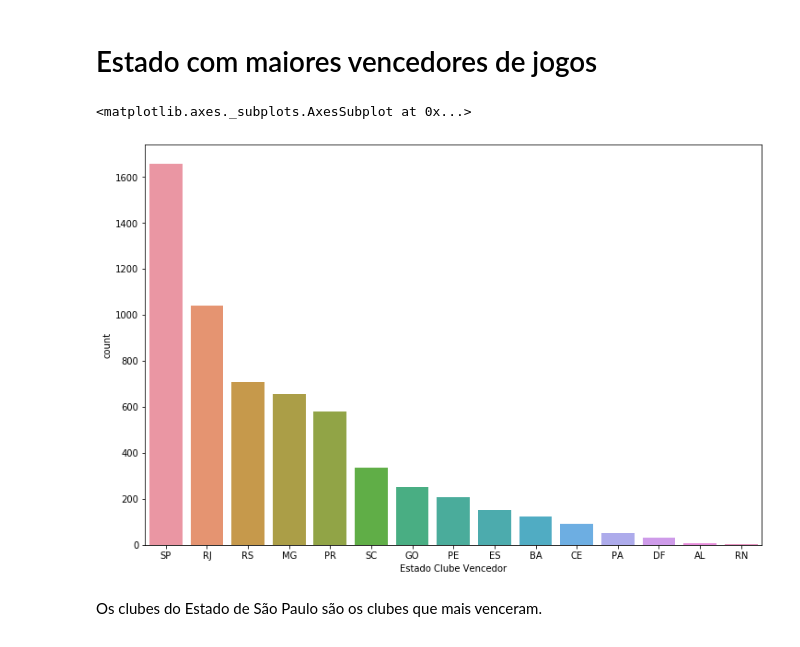
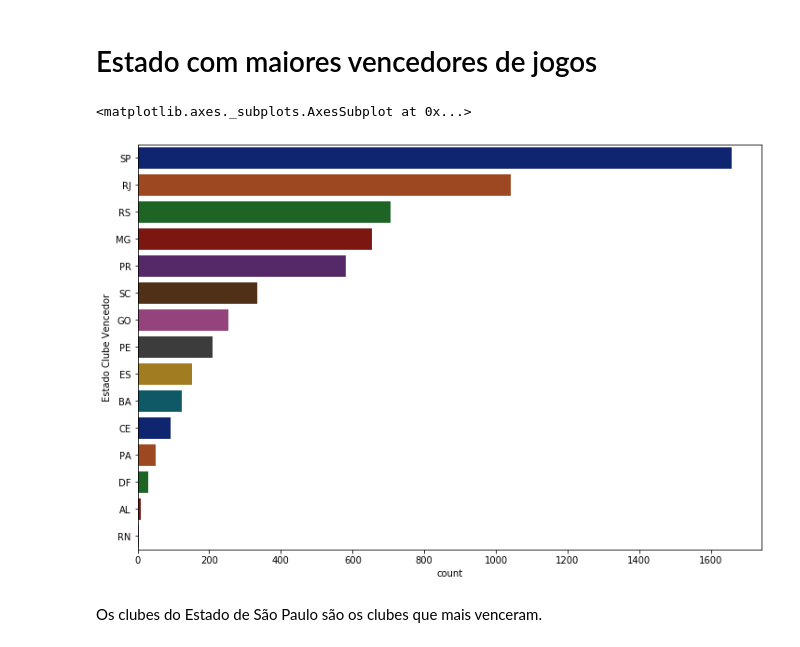
Before and after one commit to marcoaurelio5/Data-Science, a Jupyter notebook: Análise exploratória Campeonato Brasileiro 2000-2019.ipynb, the cells around one changed output. Cells and saved outputs as stored; diff of their text form; code cells hidden in the pictures.

```diff
--- a/Análise exploratória Campeonato Brasileiro 2000-2019.ipynb
+++ b/Análise exploratória Campeonato Brasileiro 2000-2019.ipynb
@@ -97,18 +114,7 @@ plt.xticks(rotation=90)
 # %% [markdown]
 Existem times repetidos pois estão com letras maiusculas. Primeiro vou tratar isso.
-# %%
-# Tratamento de clubes repetidos
-bras_sem_empates['Vencedor'] = bras_sem_empates['Vencedor'].replace("FLAMENGO","Flamengo")
-bras_sem_empates['Vencedor'] = bras_sem_empates['Vencedor'].replace("FLUMINENSE","Fluminense")
-bras_sem_empates['Vencedor'] = bras_sem_empates['Vencedor'].replace("CRUZEIRO","Cruzeiro")
-bras_sem_empates['Vencedor'] = bras_sem_empates['Vencedor'].replace("SANTOS","Santos")
-bras_sem_empates['Vencedor'] = bras_sem_empates['Vencedor'].replace("VASCO","Vasco")
-bras_sem_empates['Vencedor'] = bras_sem_empates['Vencedor'].replace("PALMEIRAS","Palmeiras")
-bras_sem_empates['Vencedor'] = bras_sem_empates['Vencedor'].replace("CORINTHIANS","Corinthians")
-bras_sem_empates['Vencedor'] = bras_sem_empates['Vencedor'].replace("INTERNACIONAL","Internacional")
-bras_sem_empates['Vencedor'] = bras_sem_empates['Vencedor'].replace("PONTE PRETA","Ponte Preta")
-bras_sem_empates['Vencedor'] = bras_sem_empates['Vencedor'].replace("portuguesa","Portuguesa")
-bras_sem_empates['Vencedor'] = bras_sem_empates['Vencedor'].replace("SPORT","Sport")
+# %%
+bras_sem_empates['Vencedor'] = bras_sem_empates['Vencedor'].apply(lambda x : x.title())
 # %%
 # plot dos maiores vencedores (com tratamento)
 plt.figure(figsize=(12,8))
@@ -126,10 +132,13 @@ O clube com mais vitórias no Brasileirão é o São Paulo.
 # Estado com maiores vencedores de jogos
 # %%
 plt.figure(figsize=(12,8))
-sns.countplot(x = "Estado Clube Vencedor", data = bras_sem_empates, order = bras_sem_empates['Estado Clube Vencedor'].value_counts().index)
+sns.countplot(y = "Estado Clube Vencedor",
+              data = bras_sem_empates,
+              order = bras_sem_empates['Estado Clube Vencedor'].value_counts().index,
+              palette="dark")
 # %% [output]
 <matplotlib.axes._subplots.AxesSubplot at 0x...>
-[figure, old version]
+[figure, new version]
 # %% [markdown]
 Os clubes do Estado de São Paulo são os clubes que mais venceram.
 # %% [markdown]
```
Also changed, not shown: parts of 14 cells of this notebook.
